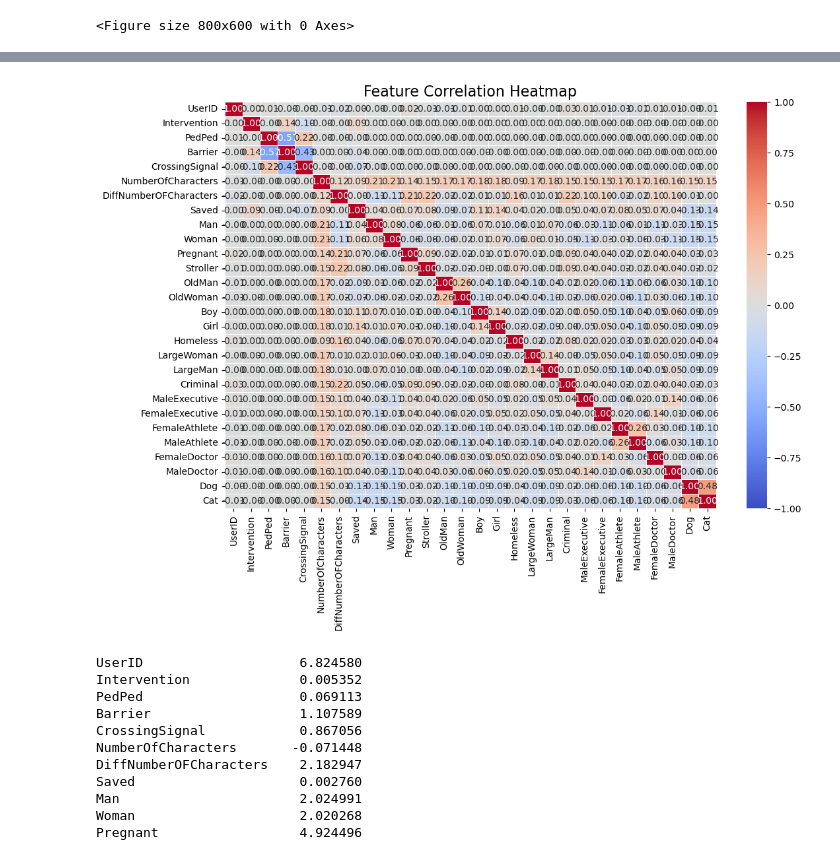
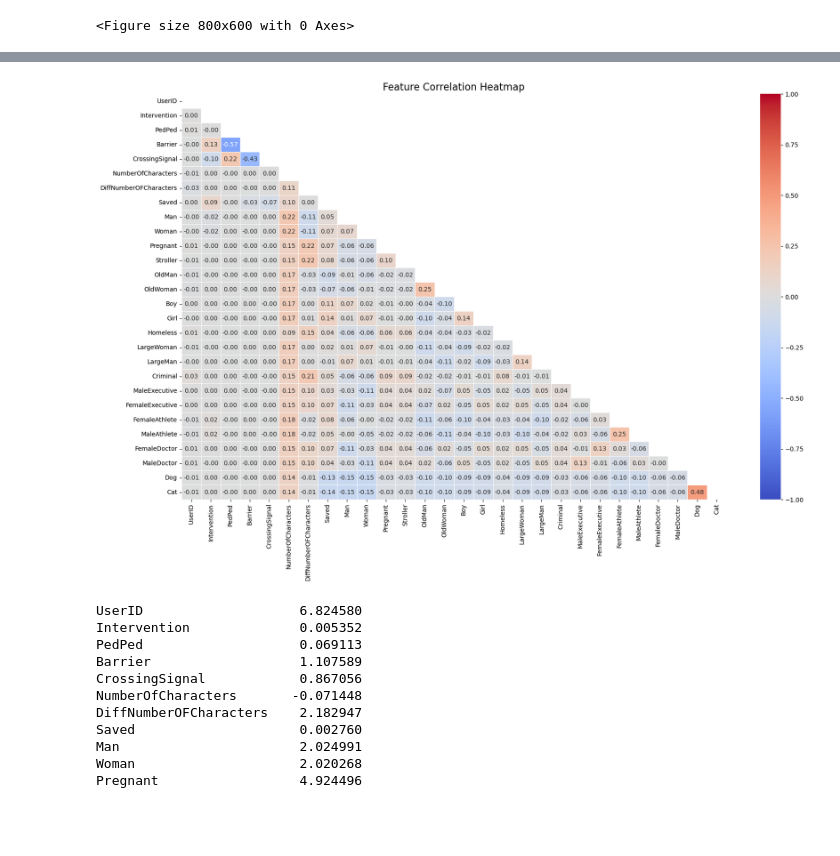
Before and after one commit to Moral-Machine-2024/Emmakuipers, a Jupyter notebook: EDA.ipynb, the cells around one changed output, grey strips where cells are left out. Drawn from its saved outputs; the diff is of its cells as text; code cells hidden in the pictures; blank space fills up the shorter version.

```diff
--- a/EDA.ipynb
+++ b/EDA.ipynb
@@ -40,7 +38,7 @@ dtype = {
 }
 # %%
 # loading pre-processed datasets
-df_total = pd.read_csv('sub_dataset.csv', dtype=dtype)
+df_total = pd.read_csv('total_dataset.csv', dtype=dtype)
 # %%
 df_nw = pd.read_csv('total_nw_dataset.csv', dtype=dtype)
 # %%
@@ -160,12 +158,6 @@ df_total.duplicated().sum()
 # there are no duplicates
 # %% [output]
 0
-# %%
-# resetting the index
-# drop=True - resets the index without keeping the old index as a column.
-# inplace=True - won't return a new df but modifies original df.
-
-df_total.reset_index(drop=True, inplace=True)
 # %%
 "CHECKING CONSISTENCY OF VALUES COLUMNS"
 df_total['ScenarioTypeStrict'].value_counts()
@@ -354,26 +401,35 @@ df_total_sample = df_total.sample(frac=0.1, random_state=1)
 # %%
 "CORRELATION OF THE FEATURES"
 
-# Calculate the correlation matrix for numerical columns
-corr_matrix = df_total_sample[numerical_columns].corr()
+import seaborn as sns
+import matplotlib.pyplot as plt
 
-# Set up figure
-plt.figure(figsize=(12, 8))
+# Calculate the correlation matrix
+corr_matrix = df_total[numerical_columns].corr()
 
-# Generate a heatmap with the correlation matrix
-sns.heatmap(corr_matrix, annot=True, fmt=".2f", cmap='coolwarm', vmin=-1, vmax=1, linewidths=0.5)
+# Create a mask to hide the diagonal (1s)
+mask = np.triu(np.ones_like(corr_matrix, dtype=bool))
 
-# Set title
+# Set up the figure size
+plt.figure(figsize=(20, 12))
+
+# Generate the heatmap with the mask applied and adjusted color limits
+sns.heatmap(corr_matrix,
+            mask=mask,          # Apply the mask
+            annot=True,         # Show correlation coefficients
+            fmt=".2f",          # Format for annotations
+            cmap='coolwarm',    # Color map
+            vmin=-1, vmax=1,    # Set color scale limits
+            center=0,           # Center the color map at 0 for better contrast
+            linewidths=0.5)
+
+# Add a title
 plt.title('Feature Correlation Heatmap', fontsize=16)
 
 # Show the plot
 plt.show()
-
-
-
-### MAAK PLOT DUIDELIJKER DOOR BETER FIG SIZE EN ZORGEN DAT HIJ 1 ALS WAARDE NIET MEE NEEMT WANT DE KLEUREN ZIJN NIET HEEL INFORMATIVE NU (danku jonas)
 # %% [output]
-[figure, old version]
+[figure, new version]
 # %%
 "SKEWNESS OF THE FEATURES"
 
```
Also changed, not shown: parts of 17 cells of this notebook, 10 other files.
